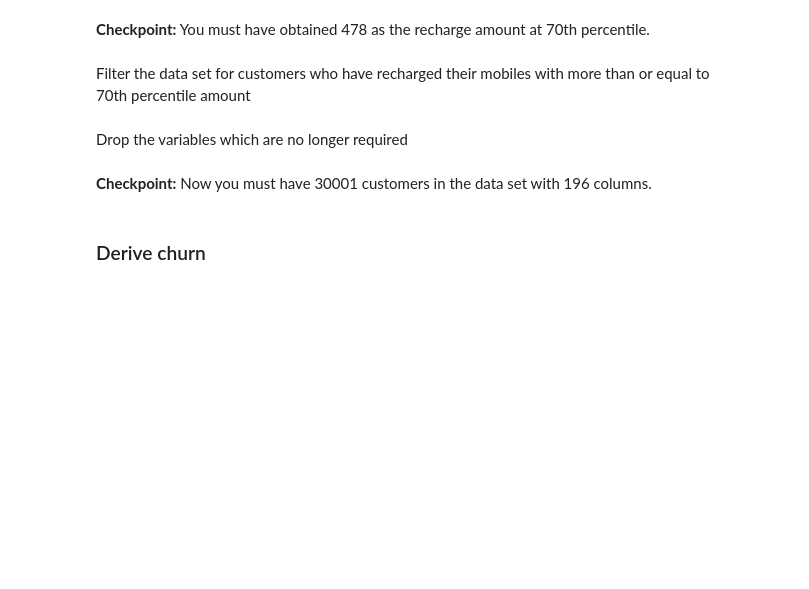
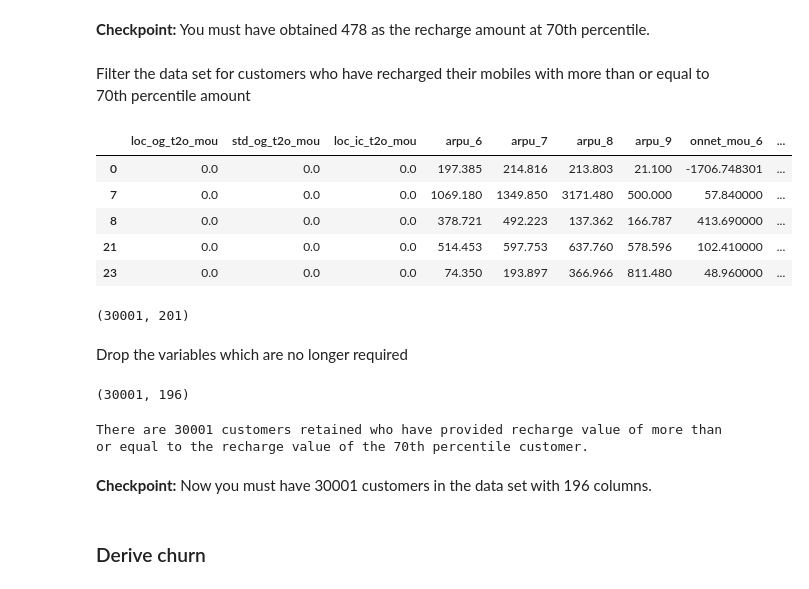
Before and after one commit to utkarshshah1988/Capstone-Project, a Jupyter notebook: Telecom_Churn_Capstone_Stub_Notebook.ipynb, the cells around one changed output. Drawn from its saved outputs; the diff is of its cells as text; code cells hidden in the pictures; blank space fills up the shorter version.

```diff
--- a/Telecom_Churn_Capstone_Stub_Notebook.ipynb
+++ b/Telecom_Churn_Capstone_Stub_Notebook.ipynb
@@ -662,30 +662,32 @@ High-value customers are those who have recharged with an amount more than or eq
 # You have to use the total recharge for data and the average recharge amount for data
 # June, July, August and September - The months are encoded as 6, 7, 8 and 9, respectively.
 
-### CODE HERE ###
+churn['total_data_rech_6'] = churn.total_rech_data_6 * churn.av_rech_amt_data_6
 
 # calculate and store the total data recharge amount for July --> number of data recharges * average data recharge amount
 
-### CODE HERE ###
+churn['total_data_rech_7'] = churn.total_rech_data_7 * churn.av_rech_amt_data_7
 # %% [markdown]
 Add total data recharge and call recharge to get total combined recharge amount for a month
 # %%
 # calculate and store total recharge amount for call and internet data for June --> total call recharge amount + total data recharge amount
 
-### CODE HERE ###
+churn['amt_data_6'] = churn.total_rech_amt_6 + churn.total_data_rech_6
 
 # calculate and store total recharge amount for call and internet data for July --> total call recharge amount + total data recharge amount
 
-### CODE HERE ###
+churn['amt_data_7'] = churn.total_rech_amt_7 + churn.total_data_rech_7
 # %% [markdown]
 Compute the average recharge amount for customers in June and July
 # %%
 # calculate average data recharge amount done by customer in June and July
 
-### CODE HERE ###
+churn['av_amt_data_6_7'] = (churn.amt_data_6 + churn.amt_data_7)/2
 # %% [markdown]
 Find the 70th percentile for average data recharge amount for June and July
 # %%
 # evaluate and display the 70th percentile average data recharge amount of June and July
 
-### CODE HERE ###
+avg_recharge_70_percentile = churn.av_amt_data_6_7.quantile(0.7)
+
+print(f'70th percentile value for average data recharge amount is {avg_recharge_70_percentile} for June and July month.')
@@ -696,11 +700,27 @@ Filter the data set for customers who have recharged their mobiles with more tha
 # %%
 # retain only those customers who have recharged their mobiles with more than or equal to 70th percentile amount
 # You have seen whether each customer row has the average data recharge amount more than the 70th percentile of the average data recharge amount
 
-### CODE HERE ###
+churn_filtered = churn.loc[churn.av_amt_data_6_7 >= avg_recharge_70_percentile]
+churn_filtered.head()
+# %% [output]
+|  | loc_og_t2o_mou | std_og_t2o_mou | loc_ic_t2o_mou | arpu_6 | arpu_7 | arpu_8 | arpu_9 | onnet_mou_6 | ... |
+| 0 | 0.0 | 0.0 | 0.0 | 197.385 | 214.816 | 213.803 | 21.100 | -1706.748301 | ... |
+| 7 | 0.0 | 0.0 | 0.0 | 1069.180 | 1349.850 | 3171.480 | 500.000 | 57.840000 | ... |
+| 8 | 0.0 | 0.0 | 0.0 | 378.721 | 492.223 | 137.362 | 166.787 | 413.690000 | ... |
+| 21 | 0.0 | 0.0 | 0.0 | 514.453 | 597.753 | 637.760 | 578.596 | 102.410000 | ... |
+| 23 | 0.0 | 0.0 | 0.0 | 74.350 | 193.897 | 366.966 | 811.480 | 48.960000 | ... |
+# %%
+churn_filtered.shape
+# %% [output]
+(30001, 201)
 # %% [markdown]
 Drop the variables which are no longer required
 # %%
 # delete variables created to filter high-value customers
 
-### CODE HERE ###
+churn_filtered = churn_filtered.drop(['total_data_rech_6', 'total_data_rech_7',
+                                      'amt_data_6', 'amt_data_7', 'av_amt_data_6_7'], axis=1)
+churn_filtered.shape
+# %% [output]
+(30001, 196)
@@ -711,3 +727,9 @@ Drop the variables which are no longer required
+# %%
+# Display the number of customers retained in the data set
+
+print(f'There are {churn_filtered.shape[0]} customers retained who have provided recharge value of more than or equal to the recharge value of the 70th percentile customer.')
+# %% [output]
+There are 30001 customers retained who have provided recharge value of more than or equal to the recharge value of the 70th percentile customer.
 # %% [markdown]
 **Checkpoint:** Now you must have 30001 customers in the data set with 196 columns.
 # %% [markdown]
```
Also changed, not shown: parts of 11 cells of this notebook.
